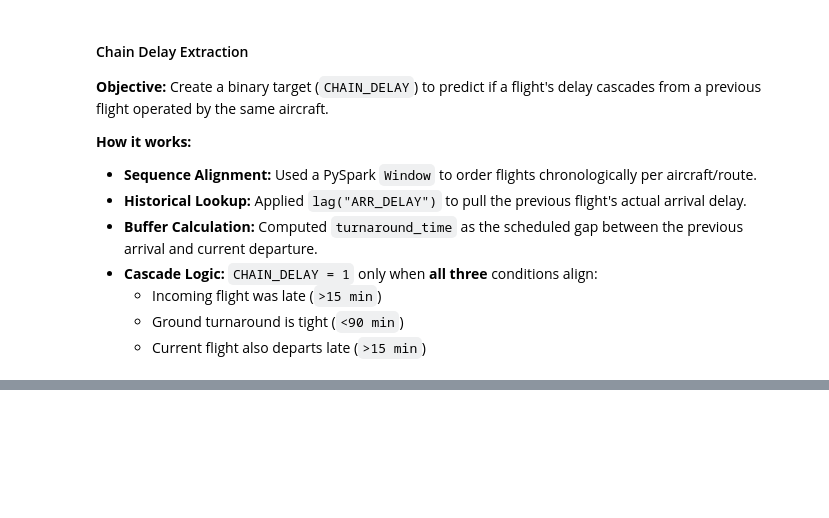
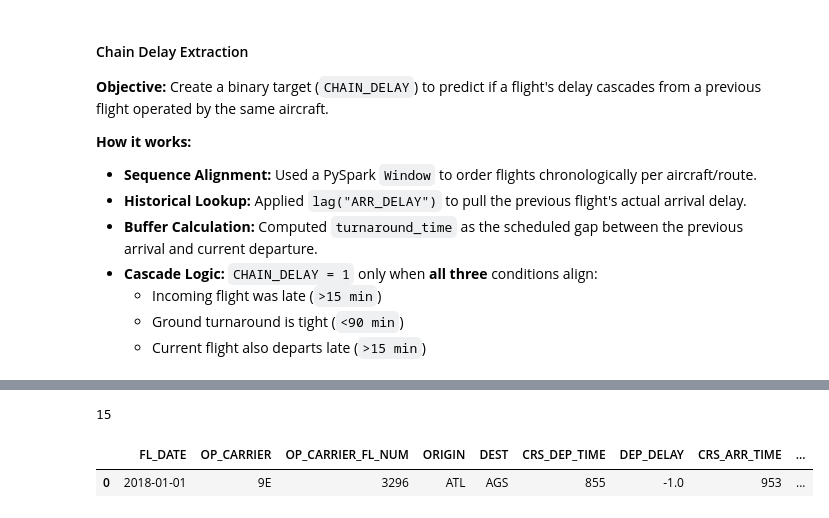
Before and after one commit to Mohamedashraf2005/Flight_Delay-PySpark, a Jupyter notebook: Flight_Delay_Chain_Reaction_Prediction.ipynb, the cells around one changed output, grey strips where cells are left out. Drawn from its saved outputs; the diff is of its cells as text; code cells hidden in the pictures; blank space fills up the shorter version.

```diff
--- a/Flight_Delay_Chain_Reaction_Prediction.ipynb
+++ b/Flight_Delay_Chain_Reaction_Prediction.ipynb
@@ -275,0 +351,9 @@ df.select([count(when(col(c).isNull(), c)).alias(c) for c in df.columns]).show()
+# %%
+len(df.columns)
+# %% [output]
+15
+# %%
+df.limit(1).toPandas()
+# %% [output]
+|  | FL_DATE | OP_CARRIER | OP_CARRIER_FL_NUM | ORIGIN | DEST | CRS_DEP_TIME | DEP_DELAY | CRS_ARR_TIME | ... |
+| 0 | 2018-01-01 | 9E | 3296 | ATL | AGS | 855 | -1.0 | 953 | ... |
```
Also changed, not shown: parts of 21 cells of this notebook.
